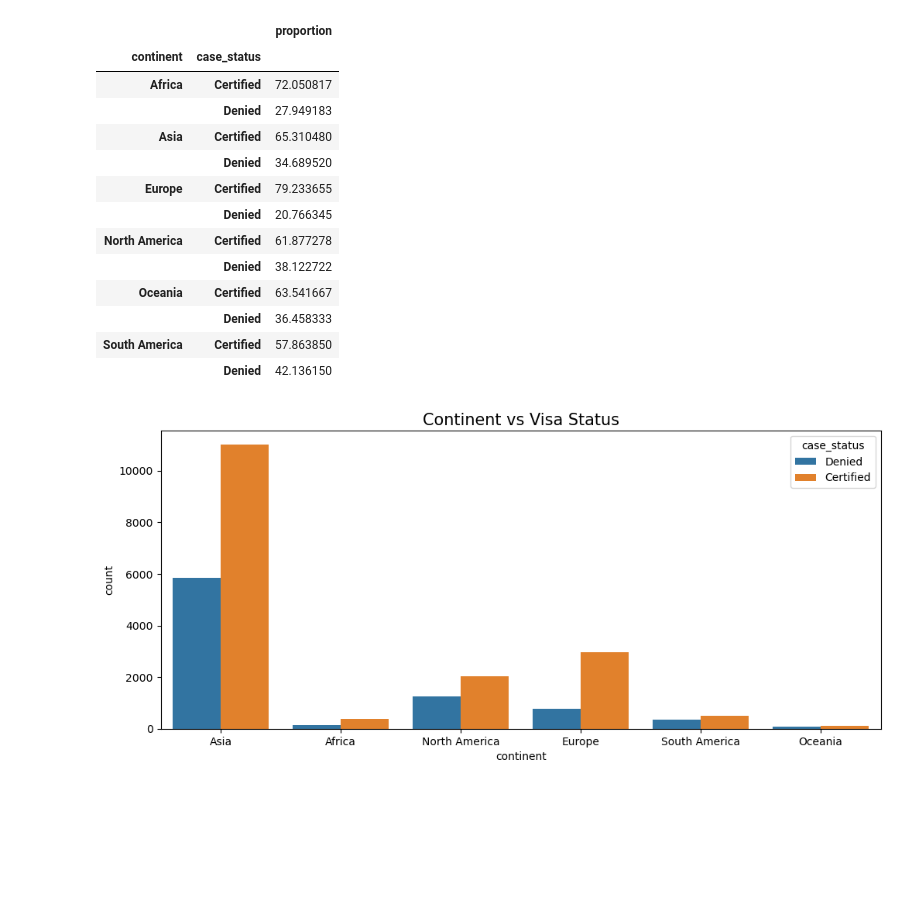
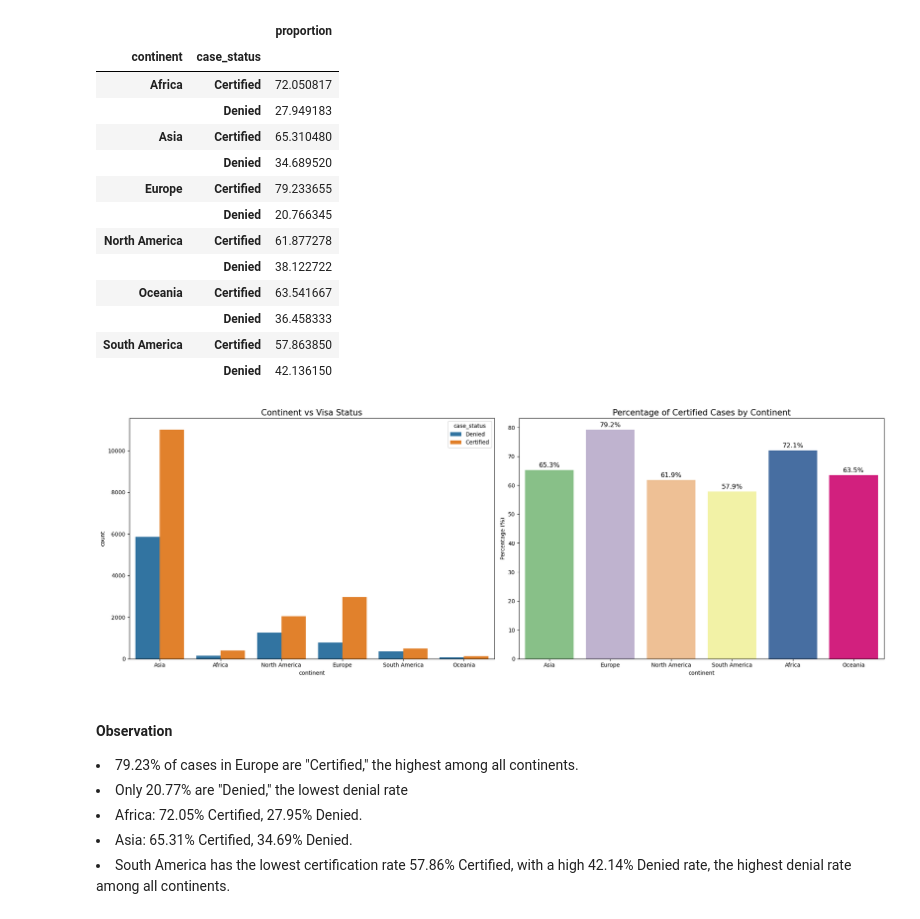
Before and after one commit to RanaSanga85/US-Visa-Approval-Prediction-MLOPs-Project, a Jupyter notebook: notebook/EDA.ipynb, the cells around one changed output. Saved outputs shown, nothing was run; the diff lists cells and outputs as text; code cells hidden in the pictures; blank space fills up the shorter version.

```diff
--- a/notebook/EDA.ipynb
+++ b/notebook/EDA.ipynb
@@ -252,10 +228,33 @@ df.groupby('continent')['case_status'].value_counts(normalize=True).to_frame()*1
 |  | Denied | 36.458333 |
 | South America | Certified | 57.863850 |
 |  | Denied | 42.136150 |
-# %%
-plt.figure(figsize=(12, 5))
-sns.countplot(data=df, x="continent", hue="case_status", dodge=True)
-plt.title("Continent vs Visa Status",fontsize=15, pad=5)
-plt.show()
-# %% [output]
-[figure, removed]
+# %%
+certified_percentage = 100 * df[df["case_status"] == 'Certified']['continent'].value_counts() / df['continent'].value_counts()
+fig, ax = plt.subplots(1, 2, figsize=(20, 7))
+
+# First subplot: Continent vs Visa Status (Countplot)
+sns.countplot(data=df, x="continent", hue="case_status", dodge=True, ax=ax[0])
+ax[0].set_title("Continent vs Visa Status", fontsize=15, pad=5)
+
+# Second subplot: Percentage of Certified Cases
+bars = sns.barplot(x=certified_percentage.index, y=certified_percentage.values, ax=ax[1], palette='Accent')
+ax[1].set_title("Percentage of Certified Cases by Continent", fontsize=15, pad=5)
+ax[1].set_ylabel("Percentage (%)")
+
+for bar in bars.patches:
+    percentage = bar.get_height()
+    bars.annotate(f'{percentage:.1f}%',
+                  (bar.get_x() + bar.get_width() / 2., bar.get_height()),
+                  ha='center', va='baseline', fontsize=12, color='black', xytext=(0, 5),
+                  textcoords='offset points')
+plt.tight_layout()
+plt.show()
+# %% [output]
+[figure, added]
+# %% [markdown]
+#### Observation
+<li>79.23% of cases in Europe are "Certified," the highest among all continents.
+<li>Only 20.77% are "Denied," the lowest denial rate
+<li>Africa: 72.05% Certified, 27.95% Denied.
+<li>Asia: 65.31% Certified, 34.69% Denied.
+<li>South America has the lowest certification rate 57.86% Certified, with a high 42.14% Denied rate, the highest denial rate among all continents.
```
Also changed, not shown: parts of 28 cells of this notebook.
